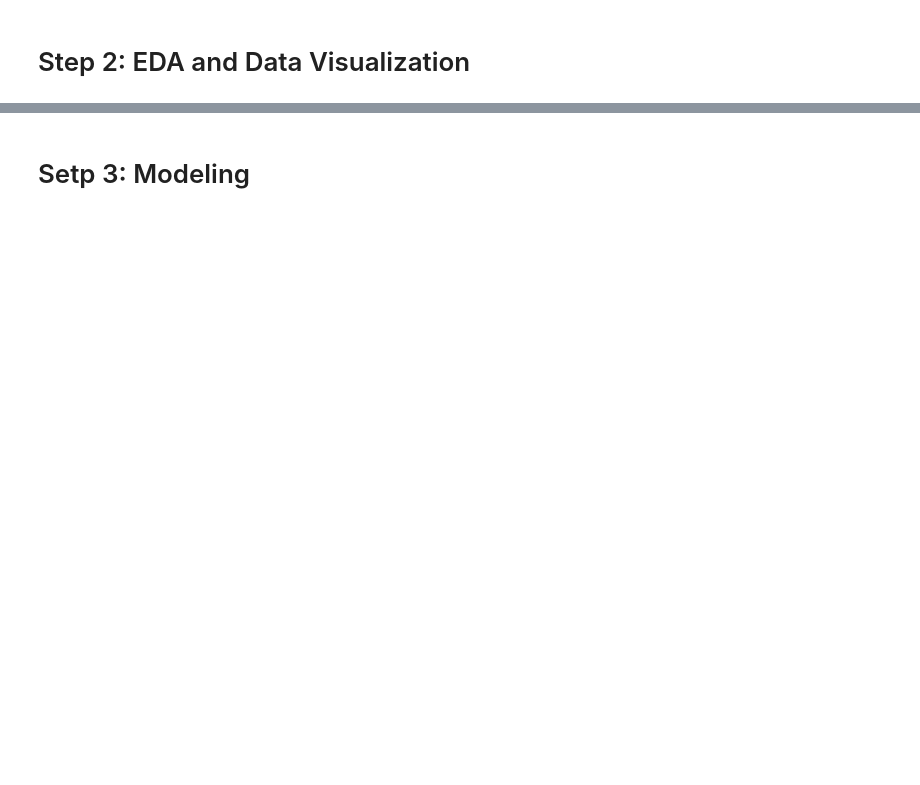
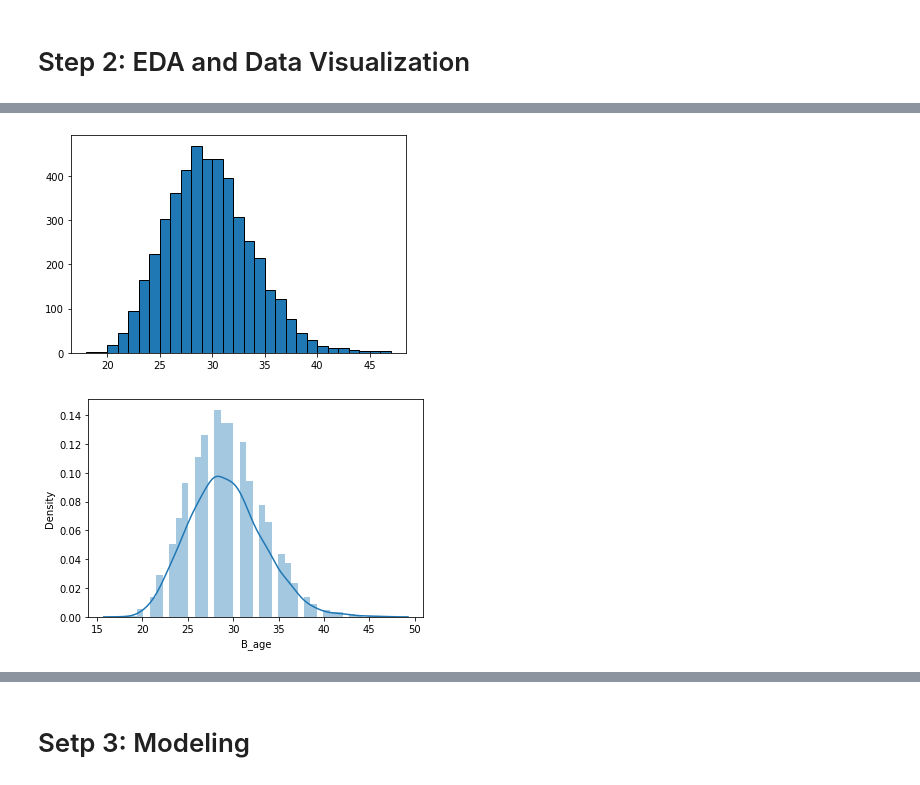
Before and after one commit to Paradis4432/BoxingMatchPrediction, a Jupyter notebook: main files/v2/v2.ipynb, the cells around one changed output, grey strips where cells are left out. Cells and saved outputs as stored; diff of their text form; code cells hidden in the pictures; blank space fills up the shorter version.

```diff
--- a/main files/v2/v2.ipynb
+++ b/main files/v2/v2.ipynb
@@ -250,0 +269,10 @@ Saving (240, 41) for testing and (4566, 41) for training
+# %%
+# histogram of age
+bins = np.arange(data.B_age.min(), data.B_age.max() + 1, 1)
+plt.hist(data.B_age, bins=bins, edgecolor='black')
+plt.show()
+sns.distplot(data.B_age)
+plt.show()
+# %% [output]
+[figure, added]
+[figure, added]
```
Also changed, not shown: parts of 12 cells of this notebook, 2 other files.
